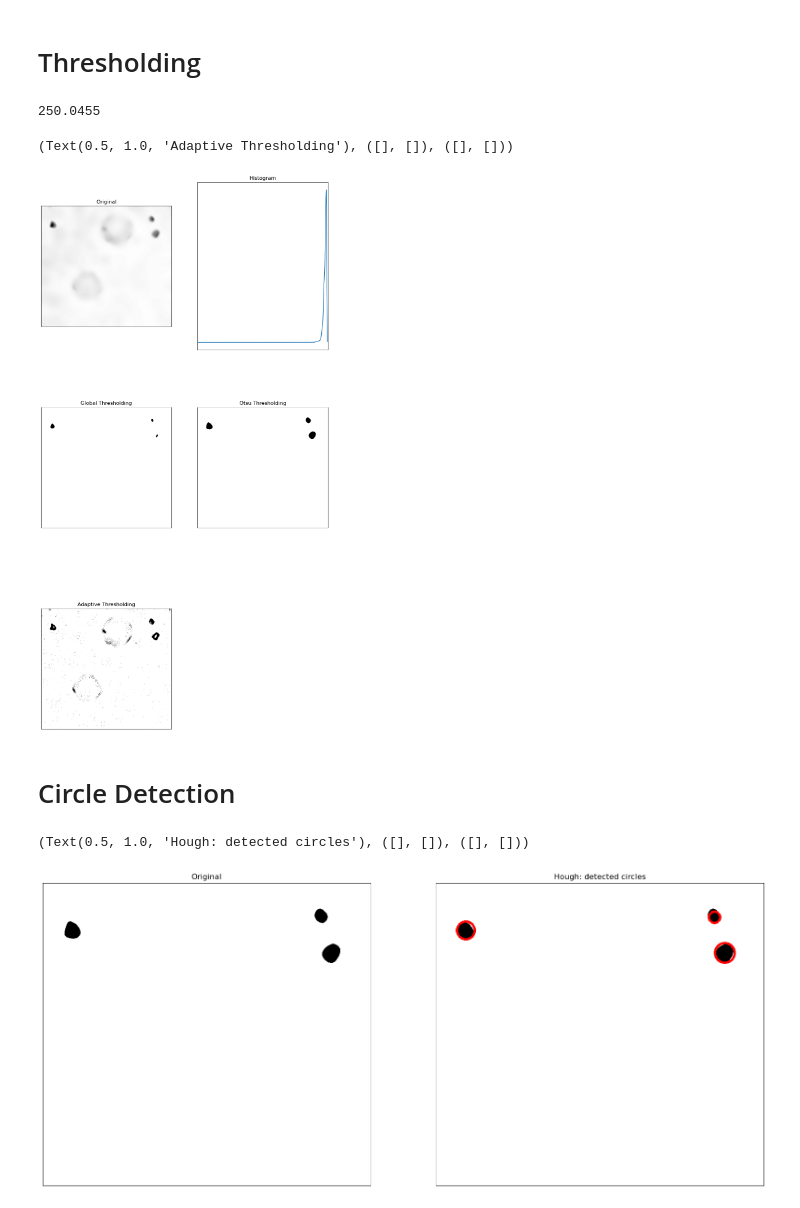
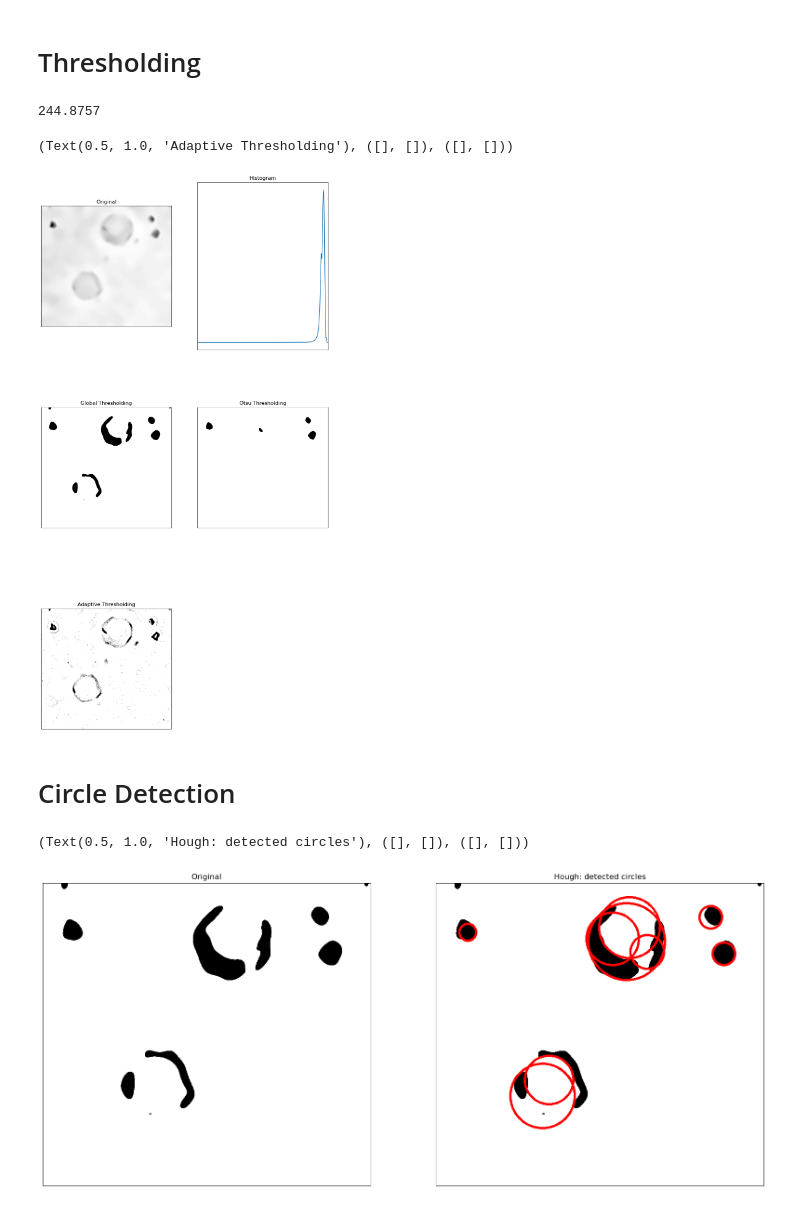
Before and after one commit to Vasco2002/VCPI, a Jupyter notebook: TP1/CountCircles.ipynb, the cells around one changed output. Saved outputs shown, nothing was run; the diff lists cells and outputs as text; code cells hidden in the pictures.

```diff
--- a/TP1/CountCircles.ipynb
+++ b/TP1/CountCircles.ipynb
@@ -41,6 +41,6 @@ plt.imshow(dImg, cmap='gray')
 # %%
 # OpenCV Gaussian Blur
-m= 7
+m= 21
 dImg2 = cv2.GaussianBlur(dImg,(m,m),0)
 # %%
 fig = plt.figure(figsize=(15,5))
@@ -51,7 +51,7 @@ plt.imshow(dImg2, cmap='gray')
 # %%
 # OpenCV Local Denoising Filter
 dImg3 = cv2.fastNlMeansDenoising(dImg2,None,15,27,51)
-dImg3 = cv2.fastNlMeansDenoising(dImg3,None,15,27,51)
+dImg3 = cv2.fastNlMeansDenoising(dImg3,None,5,27,51)
 # %%
 fig = plt.figure(figsize=(15,5))
 plt.imshow(dImg3, cmap='gray')
@@ -92,7 +92,7 @@ def matrix_median(matrix):
 print(matrix_average(img_float32))
 #print(matrix_median(img_float32))
 # %% [output]
-250.0455
+244.8757
 # %%
 img = dImg3
 
@@ -100,7 +100,7 @@ img = dImg3
 hist = cv2.calcHist([img],[0],None,[256],[0,256])
 
 # Global
-ret, Gthres = cv2.threshold(img,185.5,255,cv2.THRESH_BINARY)
+ret, Gthres = cv2.threshold(img,236,255,cv2.THRESH_BINARY)
 
 # Otsu thresholding
 ret, Othres = cv2.threshold(img,0,255,cv2.THRESH_BINARY+cv2.THRESH_OTSU)
@@ -122,7 +122,7 @@ plt.subplot(3,2,5),plt.imshow(Athres,cmap = 'gray')
 plt.title('Adaptive Thresholding'), plt.xticks([]), plt.yticks([])
 # %% [output]
 (Text(0.5, 1.0, 'Adaptive Thresholding'), ([], []), ([], []))
-[figure, old version]
+[figure, new version]
 # %% [markdown]
 # Circle Detection
 # %%
@@ -132,33 +132,33 @@ plt.title('Adaptive Thresholding'), plt.xticks([]), plt.yticks([])
 
 # param2: This is the accumulator threshold for the circle centers at the detection stage.
 #It controls how many votes a region in the accumulator needs to be considered a circle center.
 #Lowering this value can make the detection more tolerant and may result in detecting more circles.     Escrito pelo primo :V
 
-img = Othres
+img = Gthres
 # HoughCircles(image, method, resolution, min distance between centers,
 #              param1 : Canny upper threshold
 #              param2 : how many pixels for a circle)
 circles = cv2.HoughCircles(img, cv2.HOUGH_GRADIENT, 1, 30,
-                               param1=75, param2=10, #original param1 and param2: 75 , 25 (baixar ajuda o algoritmo a ser mais forgiving
+                               param1=75, param2=13.4, #original param1 and param2: 75 , 25 (baixar ajuda o algoritmo a ser mais forgiving
                                minRadius=1, maxRadius=150)
 
 # Draw the lines
 img_dst = cv2.cvtColor(img, cv2.COLOR_GRAY2BGR)
 if circles is not None:
     circles = np.uint16(np.around(circles))
     for i in circles[0, :]:
         center = (i[0], i[1])
         # circle center
         #cv.circle(img_dst, center, 1, (0, 100, 100), 3)
         # circle outline
         radius = i[2]
         cv2.circle(img_dst, center, radius, (255, 0, 0), 3)
 
 fig = plt.figure(figsize=(20,10))
 plt.subplot(1,2,1),plt.imshow(img,cmap = 'gray')
 plt.title('Original'), plt.xticks([]), plt.yticks([])
 plt.subplot(1,2,2),plt.imshow(img_dst,cmap = 'gray')
 plt.title('Hough: detected circles'), plt.xticks([]), plt.yticks([])
 # %% [output]
 (Text(0.5, 1.0, 'Hough: detected circles'), ([], []), ([], []))
-[figure, old version]
+[figure, new version]
```
Also changed, not shown: parts of 2 cells of this notebook.
